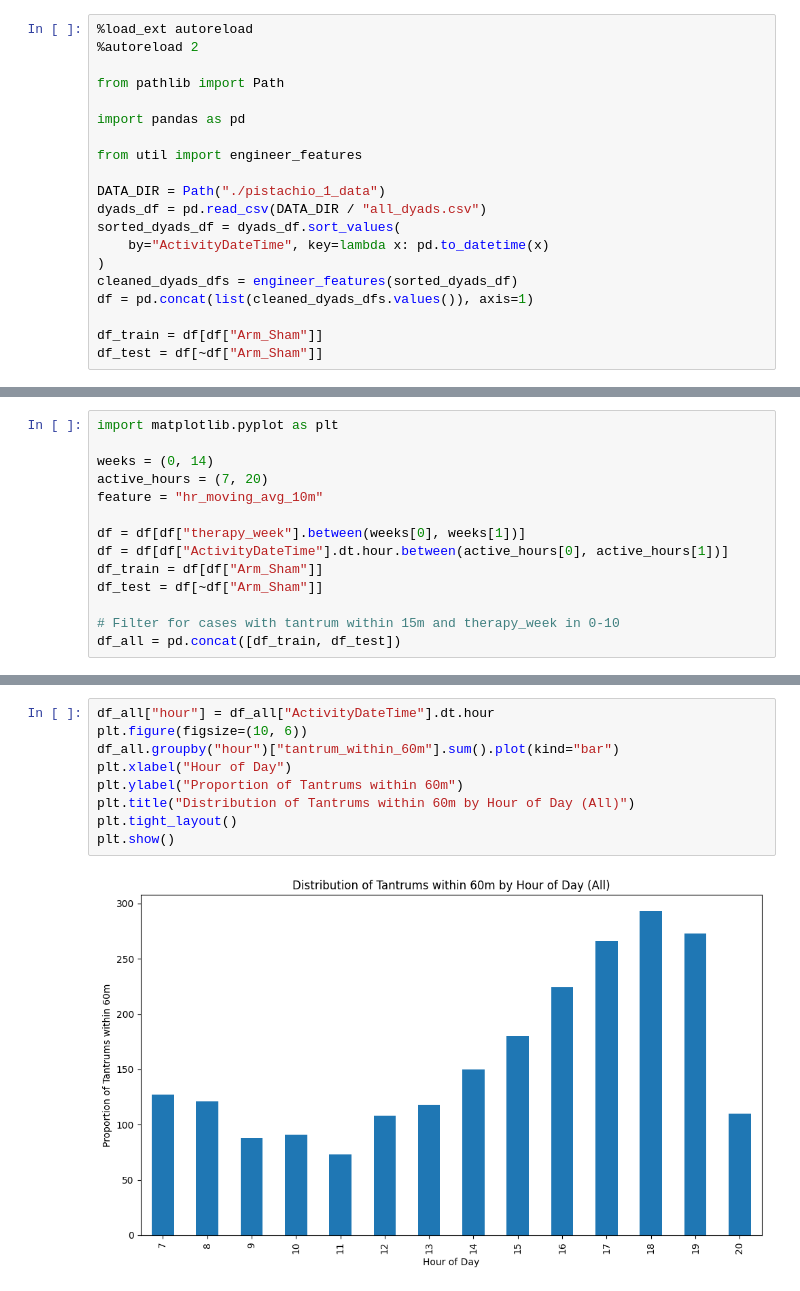
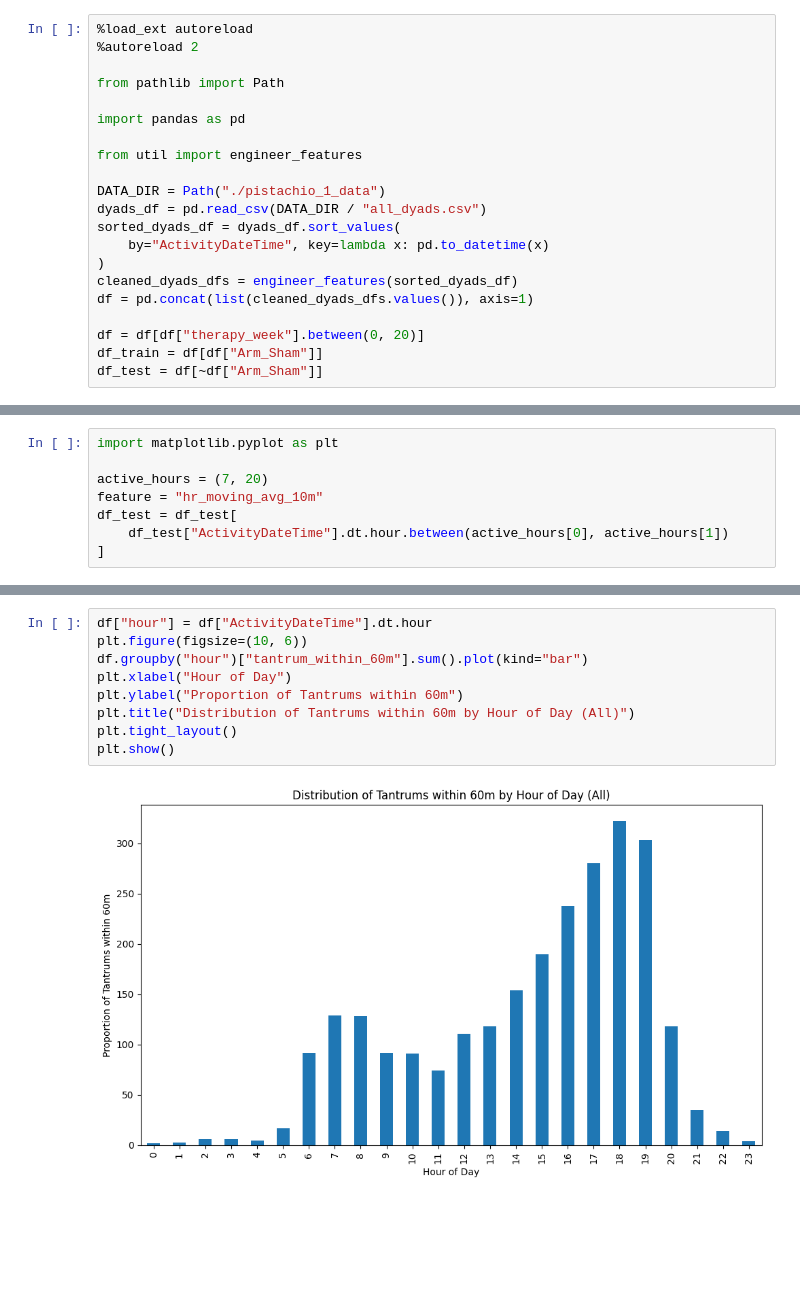
Before and after one commit to lab-heal/pistachio, a Jupyter notebook: explore_feature_dist.ipynb, the cells around one changed output, grey strips where cells are left out. Cells and saved outputs as stored; diff of their text form; blank space fills up the shorter version.

```diff
--- a/explore_feature_dist.ipynb
+++ b/explore_feature_dist.ipynb
@@ -16,5 +16,6 @@ sorted_dyads_df = dyads_df.sort_values(
 cleaned_dyads_dfs = engineer_features(sorted_dyads_df)
 df = pd.concat(list(cleaned_dyads_dfs.values()), axis=1)
 
+df = df[df["therapy_week"].between(0, 20)]
 df_train = df[df["Arm_Sham"]]
 df_test = df[~df["Arm_Sham"]]
@@ -21,14 +25,8 @@ df_test = df[~df["Arm_Sham"]]
 # %%
 import matplotlib.pyplot as plt
 
-weeks = (0, 14)
 active_hours = (7, 20)
 feature = "hr_moving_avg_10m"
-
-df = df[df["therapy_week"].between(weeks[0], weeks[1])]
-df = df[df["ActivityDateTime"].dt.hour.between(active_hours[0], active_hours[1])]
-df_train = df[df["Arm_Sham"]]
-df_test = df[~df["Arm_Sham"]]
-
-# Filter for cases with tantrum within 15m and therapy_week in 0-10
-df_all = pd.concat([df_train, df_test])
+df_test = df_test[
+    df_test["ActivityDateTime"].dt.hour.between(active_hours[0], active_hours[1])
+]
@@ -35,14 +41,14 @@ df_all = pd.concat([df_train, df_test])
 # %%
-df_all["hour"] = df_all["ActivityDateTime"].dt.hour
+df["hour"] = df["ActivityDateTime"].dt.hour
 plt.figure(figsize=(10, 6))
-df_all.groupby("hour")["tantrum_within_60m"].sum().plot(kind="bar")
+df.groupby("hour")["tantrum_within_60m"].sum().plot(kind="bar")
 plt.xlabel("Hour of Day")
 plt.ylabel("Proportion of Tantrums within 60m")
 plt.title("Distribution of Tantrums within 60m by Hour of Day (All)")
 plt.tight_layout()
 plt.show()
 # %% [output]
-[figure, old version]
+[figure, new version]
 # %%
 # Count number of tantrums per week for train and test sets
 tantrums_train = df_train[df_train["tantrum_within_60m"]].groupby(
```
Also changed, not shown: parts of 4 cells of this notebook, 3 other files.
